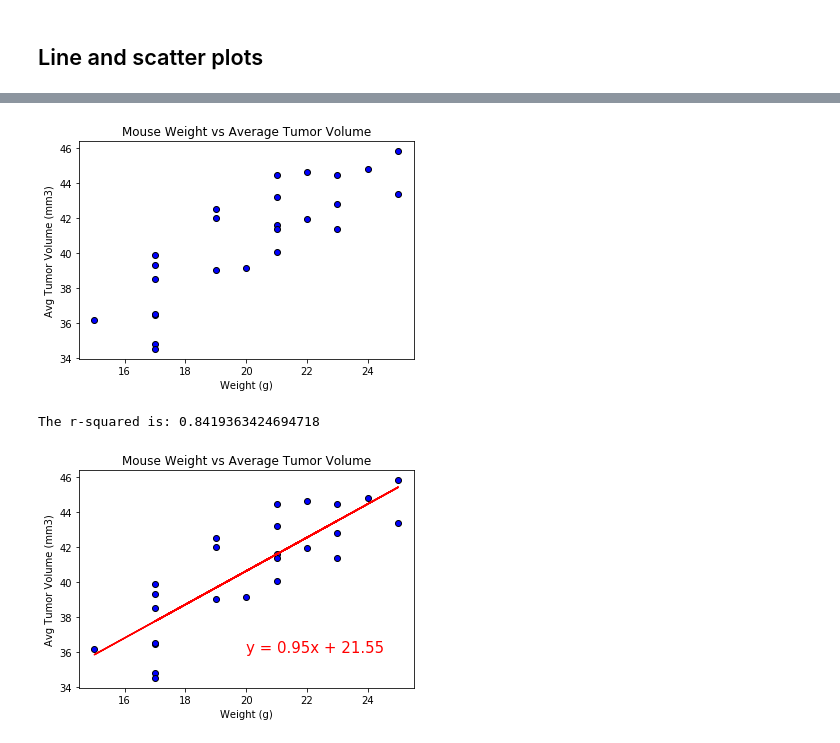
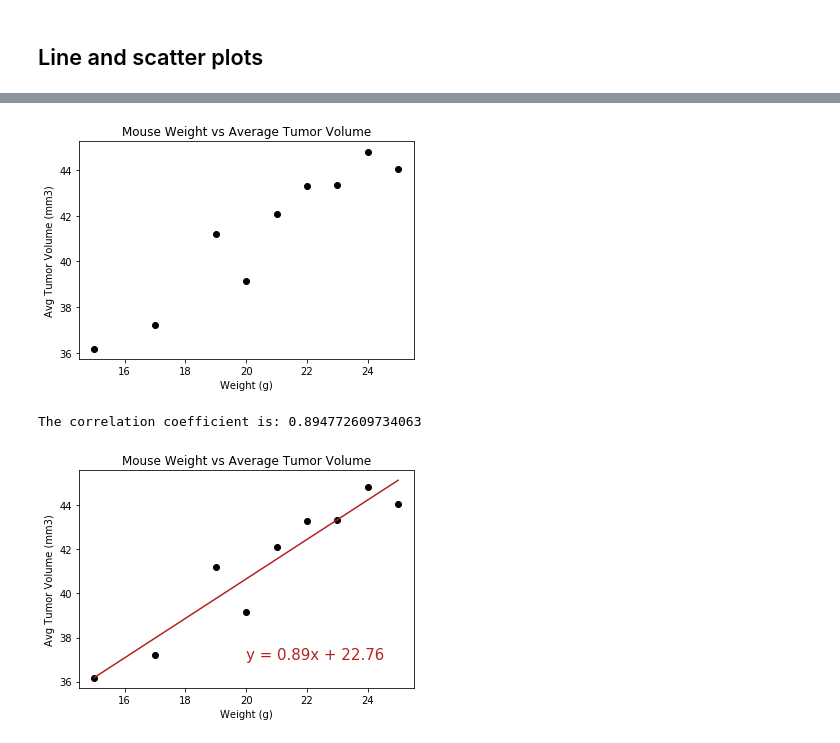
Before and after one commit to herge008/matplotlib-challenge, a Jupyter notebook: Phymaceuticals.ipynb, the cells around one changed output, grey strips where cells are left out. Cells and saved outputs as stored; diff of their text form; code cells hidden in the pictures.

```diff
--- a/Phymaceuticals.ipynb
+++ b/Phymaceuticals.ipynb
@@ -315,34 +259,41 @@ capomulin_line
 # %%
 # Generate a scatter plot of mouse weight versus average tumor volume for the Capomulin regimen
-capomulin_scatter = pd.DataFrame(capomulin.groupby(['Mouse ID'])["Weight (g)","Tumor Volume (mm3)"].mean())
-capomulin_scatter_weight = capomulin_scatter['Weight (g)']
-capomulin_scatter_tumor = capomulin_scatter['Tumor Volume (mm3)']
-
-plt.scatter(capomulin_scatter_weight, capomulin_scatter_tumor, marker="o", facecolors="blue", edgecolors="black")
+plt.scatter(capomulin_scatter.index.values, capomulin_scatter["Tumor Volume (mm3)"],
+            marker="o",
+            facecolors="black",
+            edgecolors="black"
+           )
 plt.title("Mouse Weight vs Average Tumor Volume")
 plt.xlabel("Weight (g)")
 plt.ylabel("Avg Tumor Volume (mm3)")
 plt.show()
 # %% [output]
-[figure, old version]
+[figure, new version]
 # %%
 # Calculate the correlation coefficient and linear regression model for mouse weight and average tumor volume for the Capomulin regimen
-capomulin_scatter = pd.DataFrame(capomulin.groupby(['Mouse ID'])["Weight (g)","Tumor Volume (mm3)"].mean())
-capomulin_scatter_weight = capomulin_scatter['Weight (g)']
-capomulin_scatter_tumor = capomulin_scatter['Tumor Volume (mm3)']
-
-(slope, intercept, rvalue, pvalue, stderr) = linregress(capomulin_scatter_weight, capomulin_scatter_tumor)
-regress_values = capomulin_scatter_weight * slope + intercept
+(slope, intercept, rvalue, pvalue, stderr) = linregress(capomulin_scatter.index.values, capomulin_scatter["Tumor Volume (mm3)"])
+regress_values = capomulin_scatter.index.values * slope + intercept
 line_eq = "y = " + str(round(slope,2)) + "x + " + str(round(intercept,2))
 
-plt.scatter(capomulin_scatter_weight, capomulin_scatter_tumor, marker="o", facecolors="blue", edgecolors="black")
-plt.plot(capomulin_scatter_weight,regress_values,"r-")
-plt.annotate(line_eq,(20,36),fontsize=15,color="red")
+plt.scatter(capomulin_scatter.index.values, capomulin_scatter["Tumor Volume (mm3)"],
+            marker="o",
+            facecolors="black",
+            edgecolors="black"
+           )
+plt.plot(capomulin_scatter.index.values,
+         regress_values,
+         "r-",
+         color = "firebrick"
+        )
+plt.annotate(line_eq,(20,37),
+             fontsize=15,
+             color="firebrick"
+            )
 plt.title("Mouse Weight vs Average Tumor Volume")
 plt.xlabel("Weight (g)")
 plt.ylabel("Avg Tumor Volume (mm3)")
-print(f"The r-squared is: {rvalue}")
+print(f"The correlation coefficient is: {slope}")
 plt.show()
 # %% [output]
-The r-squared is: 0.8419363424694718
+The correlation coefficient is: 0.894772609734063
-[figure, old version]
+[figure, new version]
```
Also changed, not shown: parts of 24 cells of this notebook, 2 other files.
